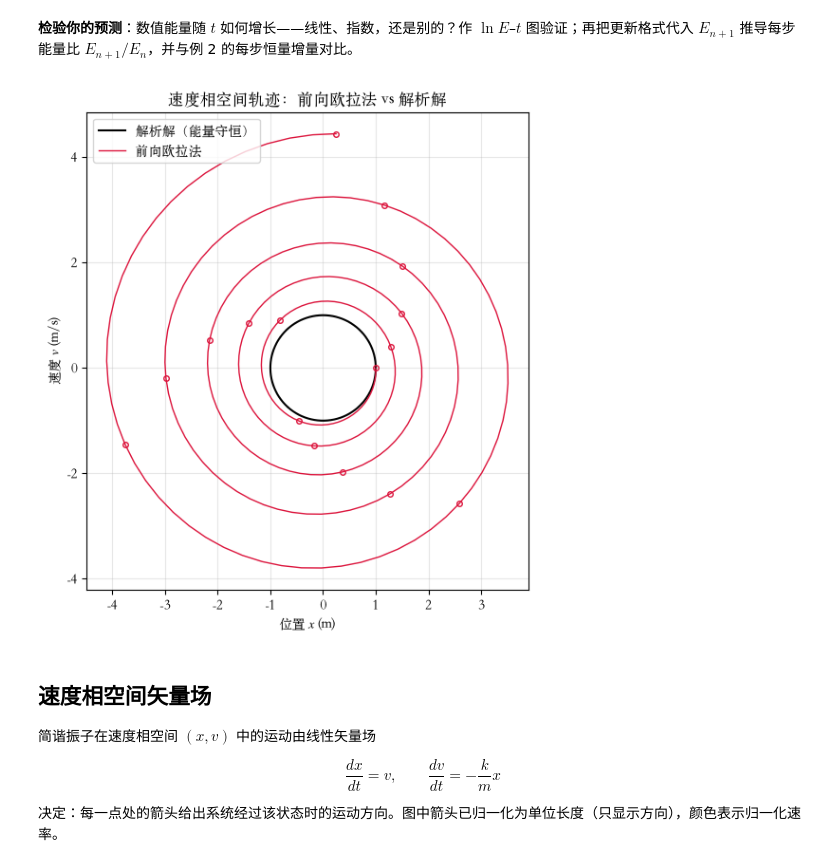
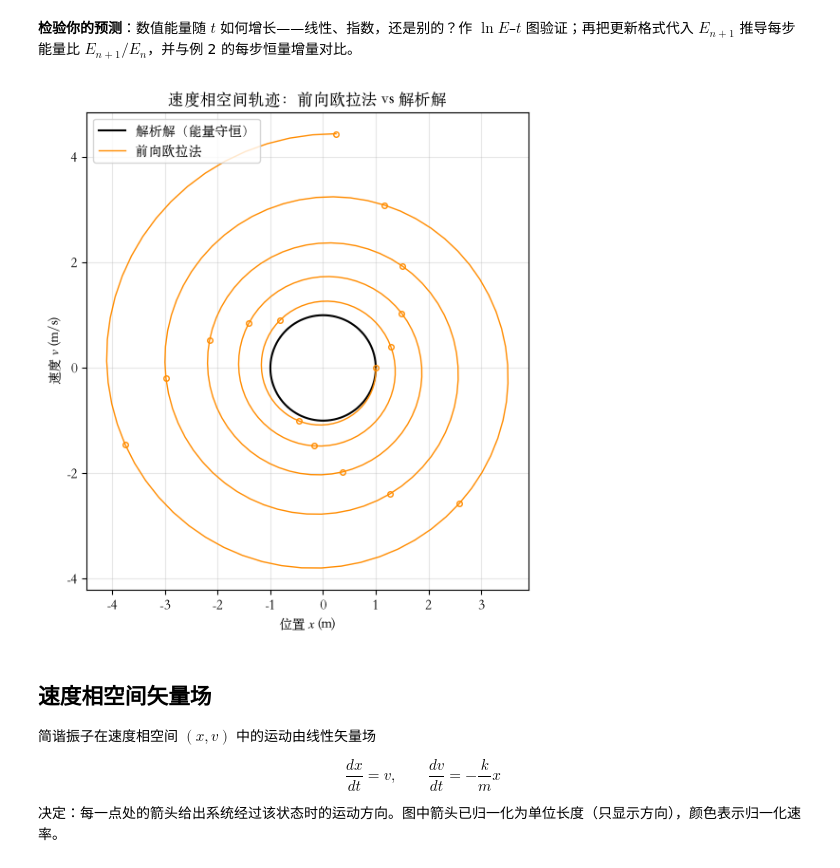
Before and after one commit to xzhouwhu/ClassicalMechanics, a Jupyter notebook: Chapter1/3_simple_oscillator_euler.ipynb, the cells around one changed output. Drawn from its saved outputs; the diff is of its cells as text; code cells hidden in the pictures.

```diff
--- a/Chapter1/3_simple_oscillator_euler.ipynb
+++ b/Chapter1/3_simple_oscillator_euler.ipynb
@@ -149,23 +149,23 @@ plt.show()
 # %%
 # 速度相空间轨迹：解析解 vs 前向欧拉法
 theta = np.linspace(0, 2 * np.pi, 200)
 
 fig, ax = plt.subplots(figsize=(6, 6))
 ax.plot(np.cos(theta), np.sin(theta), 'k-', lw=1.5, label='解析解（能量守恒）')
-ax.plot(x, v, '-', lw=1, color='crimson', label='前向欧拉法')
-ax.plot(x[::20], v[::20], 'o', ms=4, mfc='none', color='crimson')
+ax.plot(x, v, '-', lw=1, color='darkorange', label='前向欧拉法')
+ax.plot(x[::20], v[::20], 'o', ms=4, mfc='none', color='darkorange')
 ax.set_xlabel('位置 $x$ (m)')
 ax.set_ylabel('速度 $v$ (m/s)')
 ax.set_title('速度相空间轨迹：前向欧拉法 vs 解析解')
 ax.set_aspect('equal')
 ax.legend(loc='upper left')
 ax.grid(alpha=0.3)
 
 plt.tight_layout()
 fig.savefig('outputs/3_simple_oscillator_euler_phase.pdf', bbox_inches='tight')   # 矢量图导出
 plt.show()
 # %% [output]
-[figure, old version]
+[figure, new version]
 # %% [markdown]
 ## 速度相空间矢量场
 
```
Also changed, not shown: parts of 1 cell of this notebook, 8 other files.
